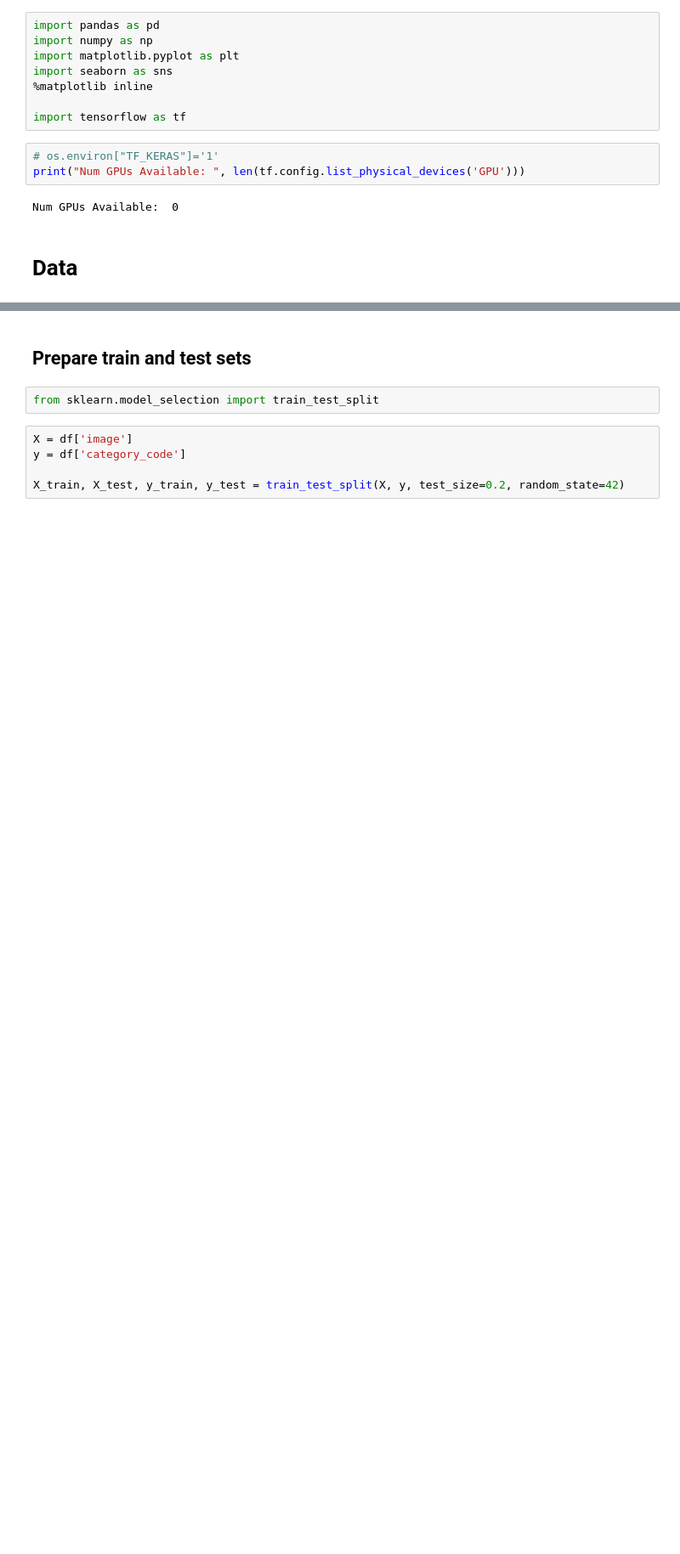
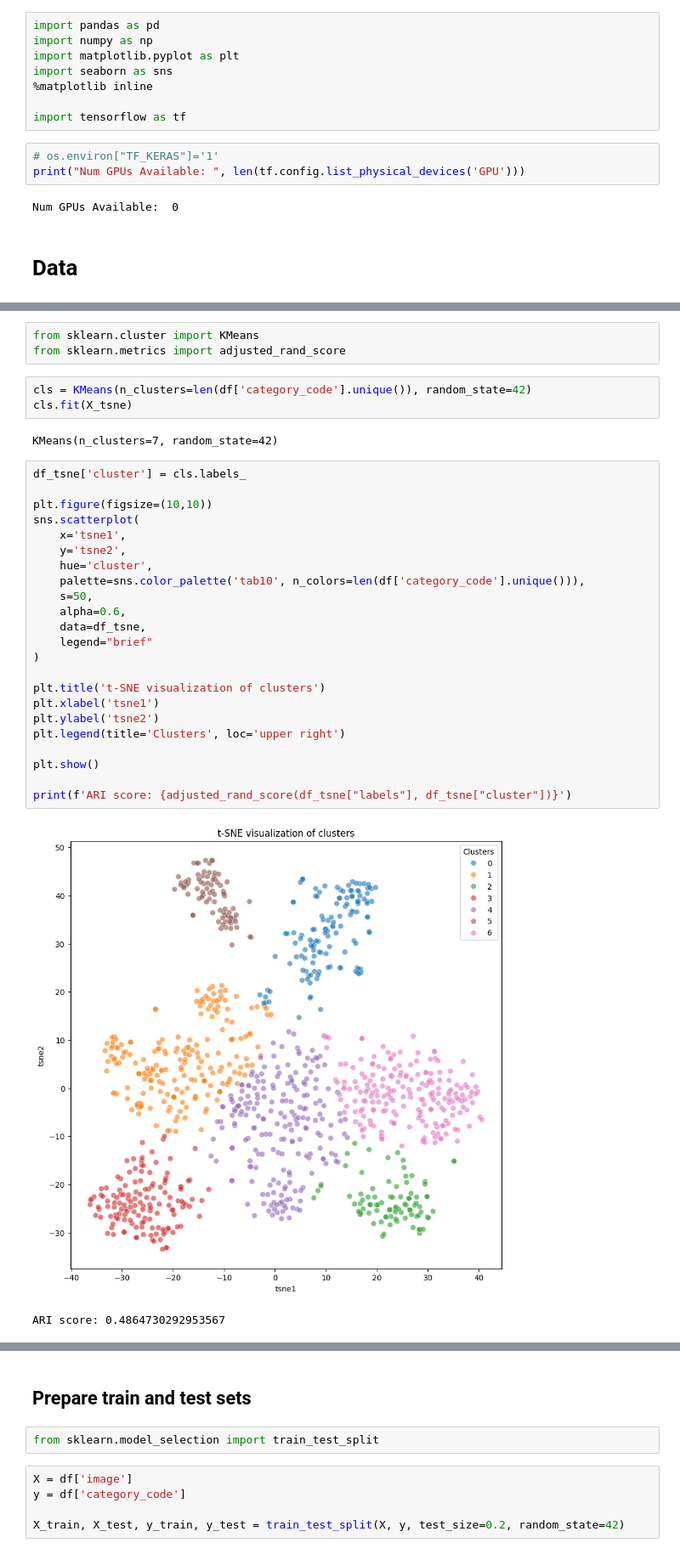
Before and after one commit to Laeti-dev/P6-txt-img_classification, a Jupyter notebook: notebooks/Ikusawa_Laetitia_2_classification.ipynb, the cells around one changed output, grey strips where cells are left out. Shown at 85% size. Cells and saved outputs as stored; diff of their text form; blank space fills up the shorter version.

```diff
--- a/notebooks/Ikusawa_Laetitia_2_classification.ipynb
+++ b/notebooks/Ikusawa_Laetitia_2_classification.ipynb
@@ -40,0 +176,34 @@ See the caveats in the documentation: https://pandas.pydata.org/pandas-docs/stab
+# %%
+from sklearn.cluster import KMeans
+from sklearn.metrics import adjusted_rand_score
+# %%
+cls = KMeans(n_clusters=len(df['category_code'].unique()), random_state=42)
+cls.fit(X_tsne)
+# %% [output]
+KMeans(n_clusters=7, random_state=42)
+# %%
+df_tsne['cluster'] = cls.labels_
+
+plt.figure(figsize=(10,10))
+sns.scatterplot(
+    x='tsne1',
+    y='tsne2',
+    hue='cluster',
+    palette=sns.color_palette('tab10', n_colors=len(df['category_code'].unique())),
+    s=50,
+    alpha=0.6,
+    data=df_tsne,
+    legend="brief"
+)
+
+plt.title('t-SNE visualization of clusters')
+plt.xlabel('tsne1')
+plt.ylabel('tsne2')
+plt.legend(title='Clusters', loc='upper right')
+
+plt.show()
+
+print(f'ARI score: {adjusted_rand_score(df_tsne["labels"], df_tsne["cluster"])}')
+# %% [output]
+[figure, added]
+ARI score: 0.4864730292953567
```
Also changed, not shown: parts of 25 cells of this notebook.
